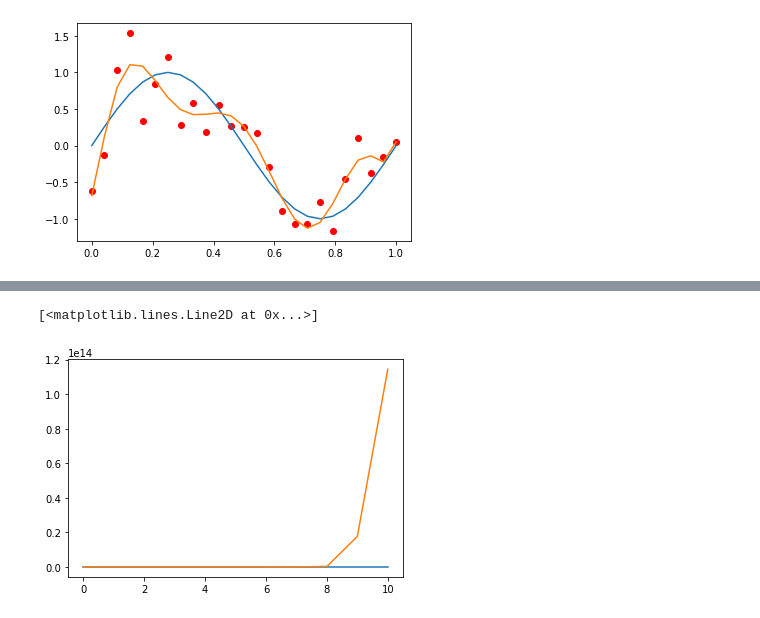
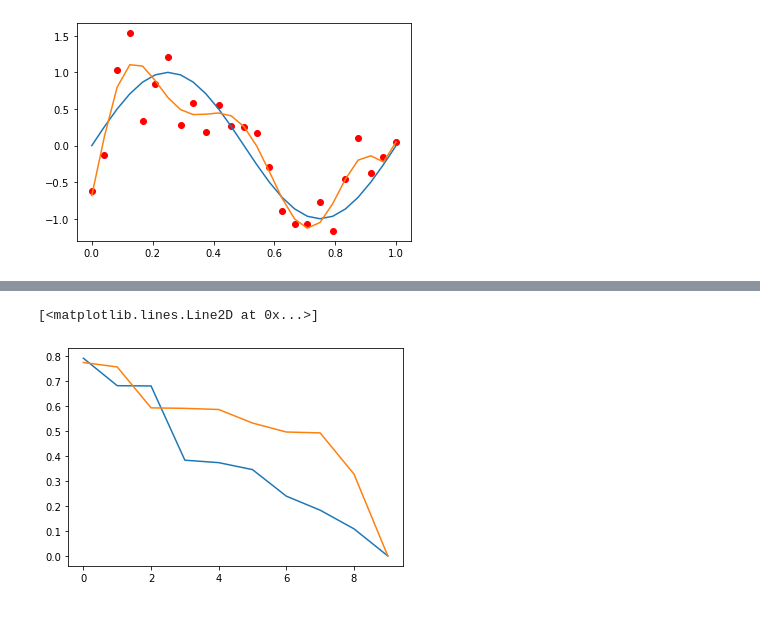
Before and after one commit to graterollin/PRML, a Jupyter notebook: hw1/HW1_Q3.ipynb, the cells around one changed output, grey strips where cells are left out. Cells and saved outputs as stored; diff of their text form; code cells hidden in the pictures.

Commit message:
Model selection finished

```diff
--- a/hw1/HW1_Q3.ipynb
+++ b/hw1/HW1_Q3.ipynb
@@ -115,8 +115,8 @@ plt.plot(training_set, poly(training_set))
 [<matplotlib.lines.Line2D at 0x...>]
 [figure]
 # %%
-# N = 125
-training_set = np.linspace(0, 1, 125)
+# N = 105
+training_set = np.linspace(0, 1, 105)
 
 sine = []
 target_set = []
@@ -143,58 +143,93 @@ The problem of overfitting goes away with the increase in training set size. As
 # %%
+# Will hold RMS results for each complexity
 RMS_training_plot = []
 RMS_testing_plot = []
 
 N = 10
-training_set = np.linspace(0, 1, N)
+input_set_training = np.linspace(0, 1, N)
 # New indpendent test set to compute RMS error on
-test_set = [0.2, 1.7, 2.6, 3.2, 4.4, 5.1, 6.4, 7.3, 8.6, 9.8]
+input_set_testing = [0.2, 1.7, 2.6, 3.2, 4.4, 5.1, 6.4, 7.3, 8.6, 9.8]
 
-target_set = []
+# target sets for our training and testing data
+target_set_training = []
+target_set_testing = []
 
-complexity = [0, 1, 2, 3, 4, 5, 6, 7, 8, 9, 10]
+complexity = [0, 1, 2, 3, 4, 5, 6, 7, 8, 9]
 
-for num in training_set:
-    target_set.append(np.sin(2*np.pi*num) + np.random.normal(loc = 0, scale = np.sqrt(0.2)))
+# Populating our training set targets
+for num in input_set_training:
+    target_set_training.append(np.sin(2*np.pi*num) + np.random.normal(loc = 0, scale = np.sqrt(0.2)))
+
+# Populating our testing set targets using the same model
+for num in input_set_testing:
+    target_set_testing.append(np.cos(np.pi*num) + np.random.normal(loc = 0, scale = np.sqrt(0.2)))
+
+print("\nTraining targets: ", target_set_training)
+print("\nTesting targets: ", target_set_testing)
 
 for M in complexity:
+    print("\nCalculating for Complexity: ", M)
 
     # find weights for current complexity with polyfit
-    model = np.polyfit(training_set, target_set, M)
-    poly = np.poly1d(model)
+    weights_tr = np.polyfit(input_set_training, target_set_training, M)
+    poly_tr = np.poly1d(weights_tr)
+    print("\nOptimal training weights: ", poly_tr)
 
-    # y(xn, w*) error array for our current complexity
-    error_tr = poly(training_set)
-    print("\n")
-    print(error_tr)
-    error_t = poly(test_set)
+    weights_t = np.polyfit(input_set_testing, target_set_testing, M)
+    poly_t = np.poly1d(weights_t)
+    print("\nOptimal testing weights: ", poly_t)
 
-    # Want this summation calculated for every complexity
-    error_sum_tr = []
-    error_sum_t = []
+    # y(xn, w*) prediction for our current complexity
+    predictions_tr = poly_tr(input_set_training)
+    print("\nPredictions for training set:")
+    print(predictions_tr)
 
-    for i in range(1, N):
+    predictions_t = poly_t(input_set_testing)
+    print("\nPredictions for testing set:")
+    print(predictions_t)
+
+    # Will hold result for (y(xn, w) - tn)^2
+    accuracy_tr = []
+    accuracy_t = []
+
+    # Summation from 1 to N
+    for i in range(1, N+1):
         # finding the difference for every true value
-        temp_tr = np.square(error_tr[i] - target_set[i])
-        print(f"\ntraining at ({i})")
+        print(f"\ndifference for point ({i}), complexity ({M}): ", (predictions_tr[i-1] - target_set_training[i-1]))
+        temp_tr = np.square(predictions_tr[i-1] - target_set_training[i-1])
+        print(f"\nsquared difference for point ({i}), complexity ({M}): ")
         print(temp_tr)
-        temp_t = np.square(error_t[i] - test_set[i])
-        #print("\ntesting")
-        #print(temp_t)
 
-        error_sum_tr.append(temp_tr)
-        error_sum_t.append(temp_t)
+        print(f"\ndifference for point ({i}), complexity ({M}): ", (predictions_t[i-1] - target_set_testing[i-1]))
+        temp_t = np.square(predictions_t[i-1] - target_set_testing[i-1])
+        print(f"\nsquared difference for point ({i}), complexity ({M}): ")
+        print(temp_t)
+
+        accuracy_tr.append(temp_tr)
+        accuracy_t.append(temp_t)
 
     # Finding E(w*)
-    optimal_error_tr = (0.5 * sum(error_sum_tr))
-    optimal_error_t = (0.5 * sum(error_sum_t))
+    print("\ntraining accuracy array: ", accuracy_tr)
+    optimal_error_tr = (0.5 * sum(accuracy_tr))
+    print("\ntraining E of w* for complexity: ", M)
+    print(optimal_error_tr)
+
+    print("\ntesting accuracy array: ", accuracy_t)
+    optimal_error_t = (0.5 * sum(accuracy_t))
+    print("\ntesting E of w* for complexity: ", M)
+    print(optimal_error_t)
 
     RMS_training = np.sqrt((2 * optimal_error_tr)/N)
+    print("\nRMS error for training set at complexity: ", M)
+    print(RMS_training)
     RMS_training_plot.append(RMS_training)
 
     RMS_testing = np.sqrt((2 * optimal_error_t)/N)
+    print("\nRMS error for testing set at complexity: ", M)
+    print(RMS_testing)
     RMS_testing_plot.append(RMS_testing)
 
-print("RMS training results:")
+print("\nRMS training results:")
 print(RMS_training_plot)
 
 print("RMS testing results:")
@@ -223,5 +258,5 @@ RMS testing results:
 [<matplotlib.lines.Line2D at 0x...>]
-[figure, old version]
+[figure, new version]
 # %%
 # (Part D) Overtuning
 N = 10
```
Also changed, not shown: parts of 15 cells of this notebook.
